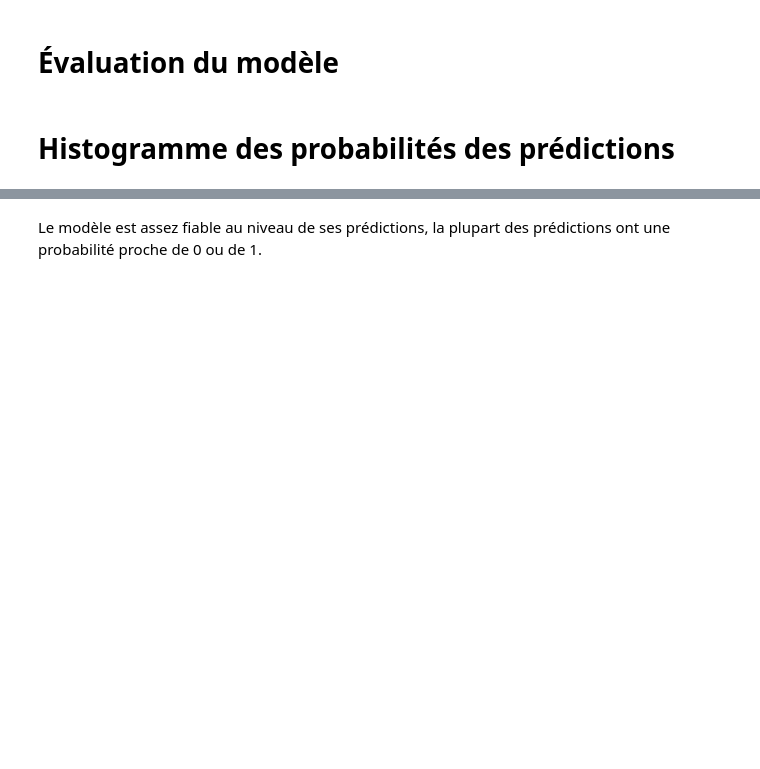
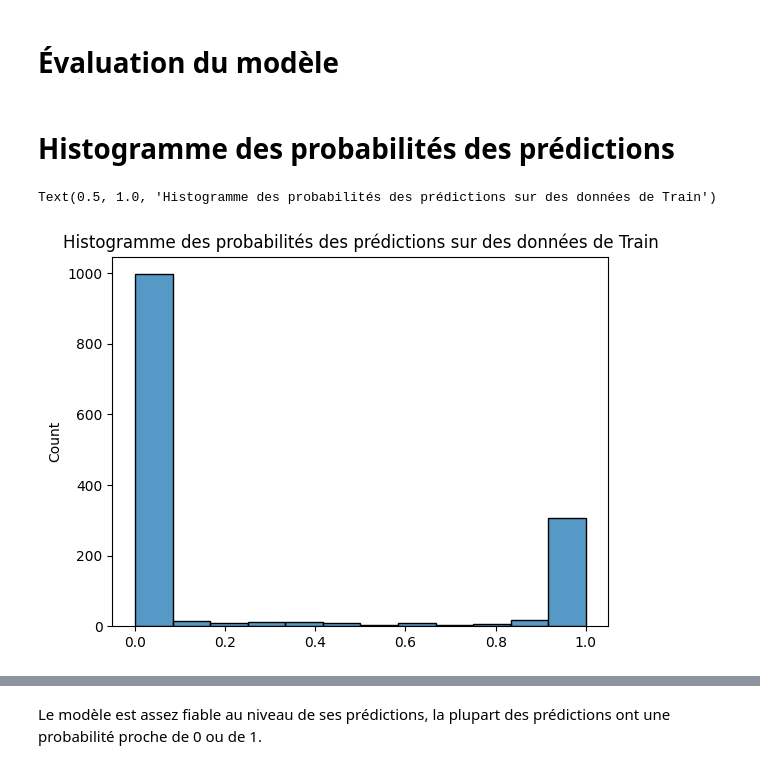
Before and after one commit to bigirimanainnocent12/Apprentissage_automatique, a Jupyter notebook: Regression_logistique.ipynb, the cells around one changed output, grey strips where cells are left out. Saved outputs shown, nothing was run; the diff lists cells and outputs as text; code cells hidden in the pictures; blank space fills up the shorter version.

```diff
--- a/Regression_logistique.ipynb
+++ b/Regression_logistique.ipynb
@@ -212,6 +211,15 @@ prediction=grid_model.best_estimator_.predict(x_test)
 # **Évaluation du modèle**
 # %% [markdown]
 # **Histogramme des probabilités des prédictions**
+# %%
+import matplotlib.pyplot as plt
+y_hat_proba = grid_model.best_estimator_.predict_proba(x_train)[:,1]
+import seaborn as sns
+sns.histplot(y_hat_proba)
+plt.title("Histogramme des probabilités des prédictions sur des données de Train")
+# %% [output]
+Text(0.5, 1.0, 'Histogramme des probabilités des prédictions sur des données de Train')
+[figure, added]
 # %%
 y_hat_proba = grid_model.best_estimator_.predict_proba(x_test)[:,1]
 import seaborn as sns
```
Also changed, not shown: parts of 12 cells of this notebook.
